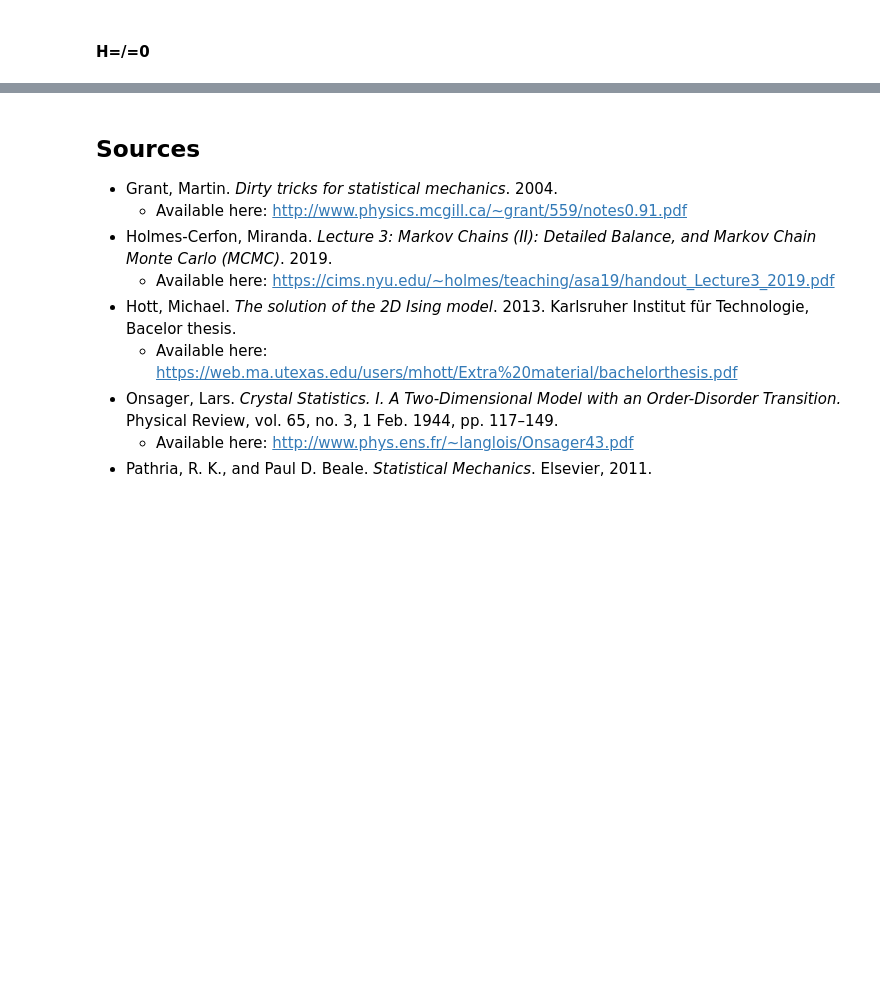
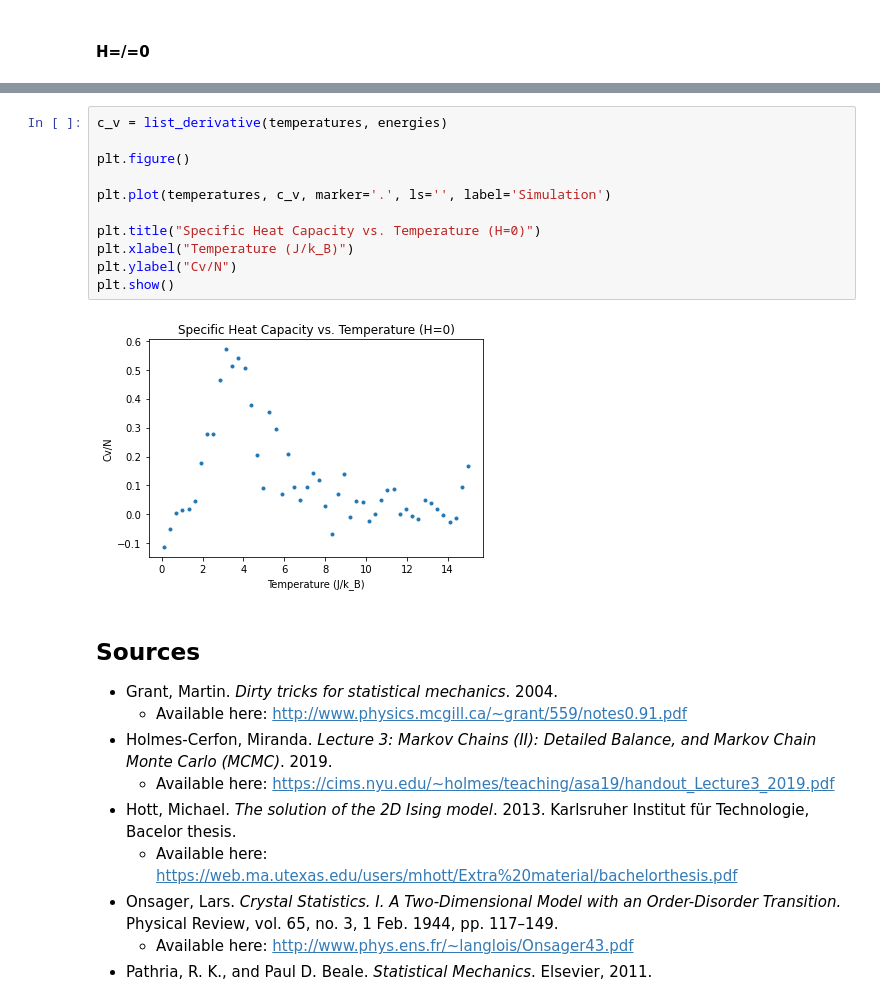
Before and after one commit to WillPugs/ising-model, a Jupyter notebook: ising_2d.ipynb, the cells around one changed output, grey strips where cells are left out. Drawn from its saved outputs; the diff is of its cells as text; blank space fills up the shorter version.

```diff
--- a/ising_2d.ipynb
+++ b/ising_2d.ipynb
@@ -365,3 +378,16 @@ plt.show()
+# %%
+c_v = list_derivative(temperatures, energies)
+
+plt.figure()
+
+plt.plot(temperatures, c_v, marker='.', ls='', label='Simulation')
+
+plt.title("Specific Heat Capacity vs. Temperature (H=0)")
+plt.xlabel("Temperature (J/k_B)")
+plt.ylabel("Cv/N")
+plt.show()
+# %% [output]
+[figure, added]
 # %% [markdown]
 <h2>Sources</h2>
 
```
Also changed, not shown: parts of 7 cells of this notebook, 2 other files.
